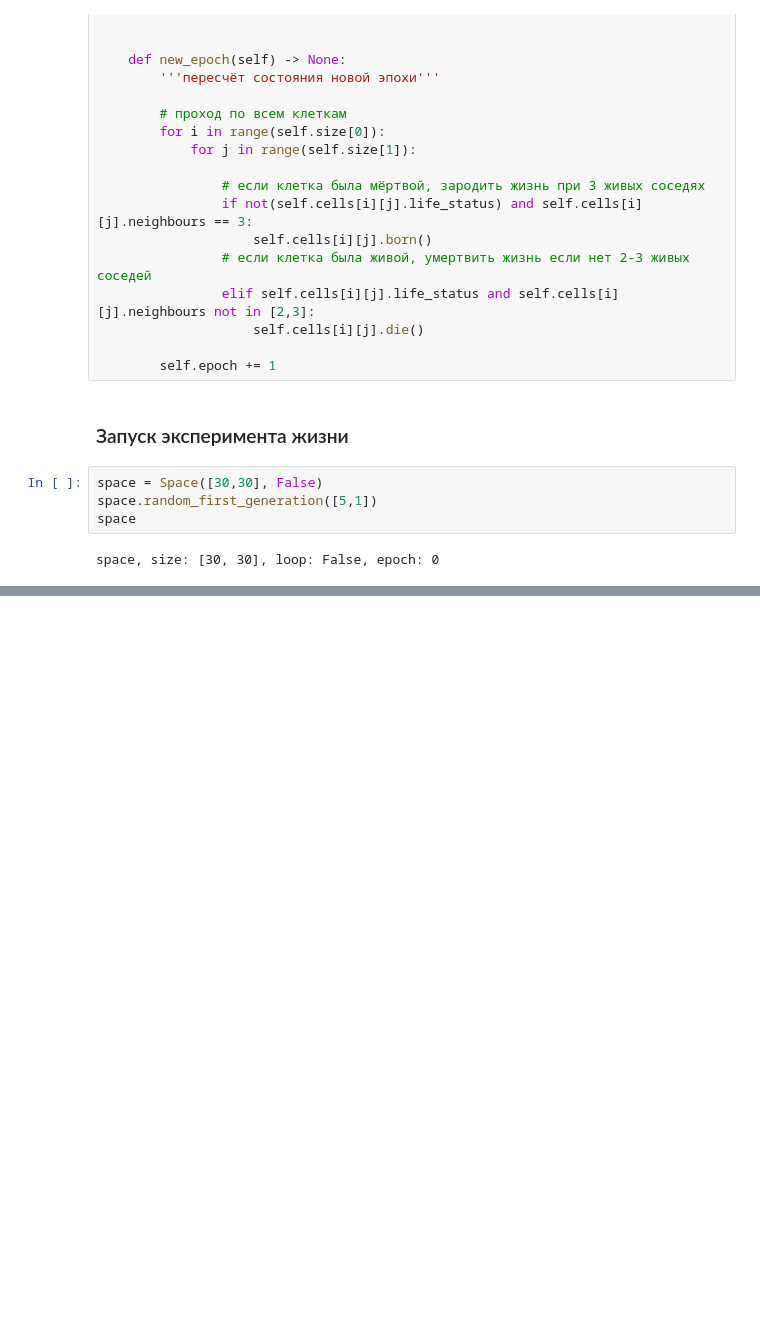
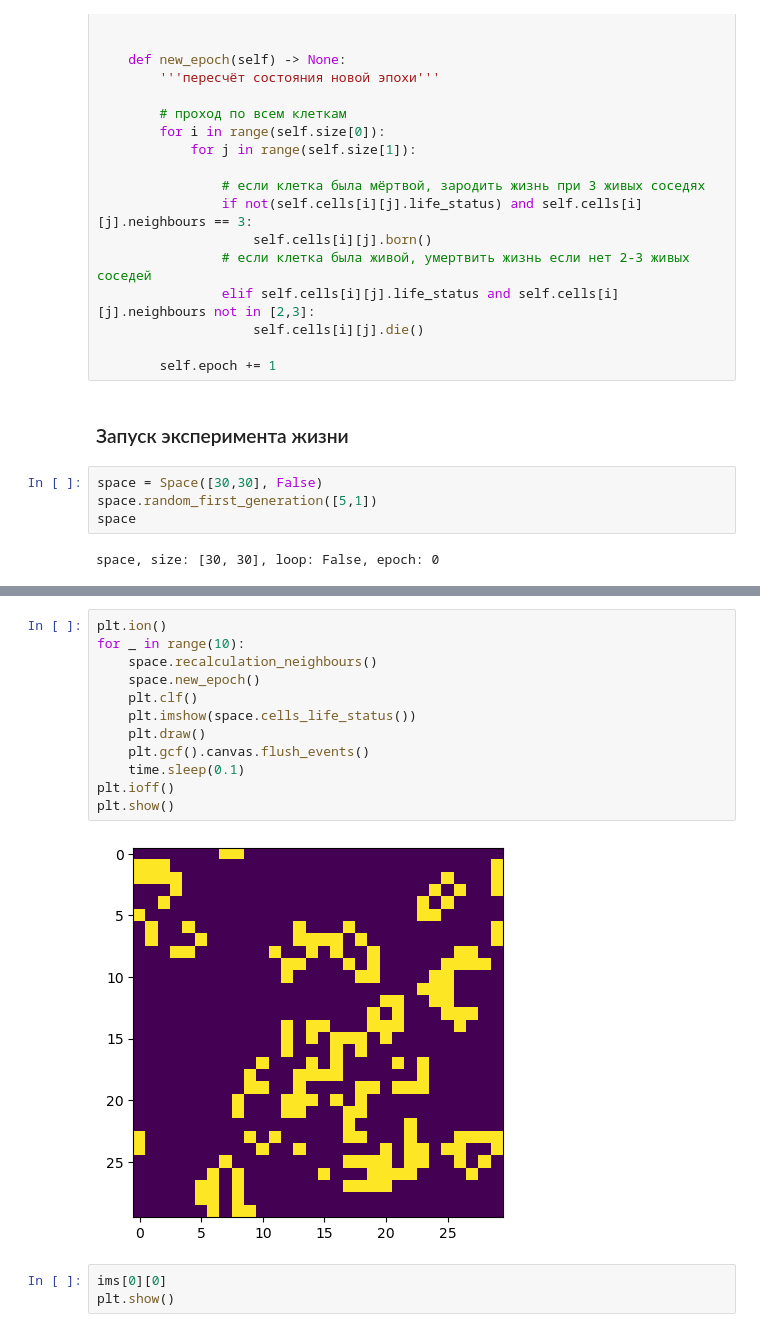
Before and after one commit to Tashirev/game_of_life, a Jupyter notebook: game_of_life_research.ipynb, the cells around one changed output, grey strips where cells are left out. Drawn from its saved outputs; the diff is of its cells as text; blank space fills up the shorter version.

```diff
--- a/game_of_life_research.ipynb
+++ b/game_of_life_research.ipynb
@@ -240,0 +180,17 @@ plt.show()
+# %%
+plt.ion()
+for _ in range(10):
+    space.recalculation_neighbours()
+    space.new_epoch()
+    plt.clf()
+    plt.imshow(space.cells_life_status())
+    plt.draw()
+    plt.gcf().canvas.flush_events()
+    time.sleep(0.1)
+plt.ioff()
+plt.show()
+# %% [output]
+[figure, added]
+# %%
+ims[0][0]
+plt.show()
```
Also changed, not shown: parts of 8 cells of this notebook, 1 other file.
